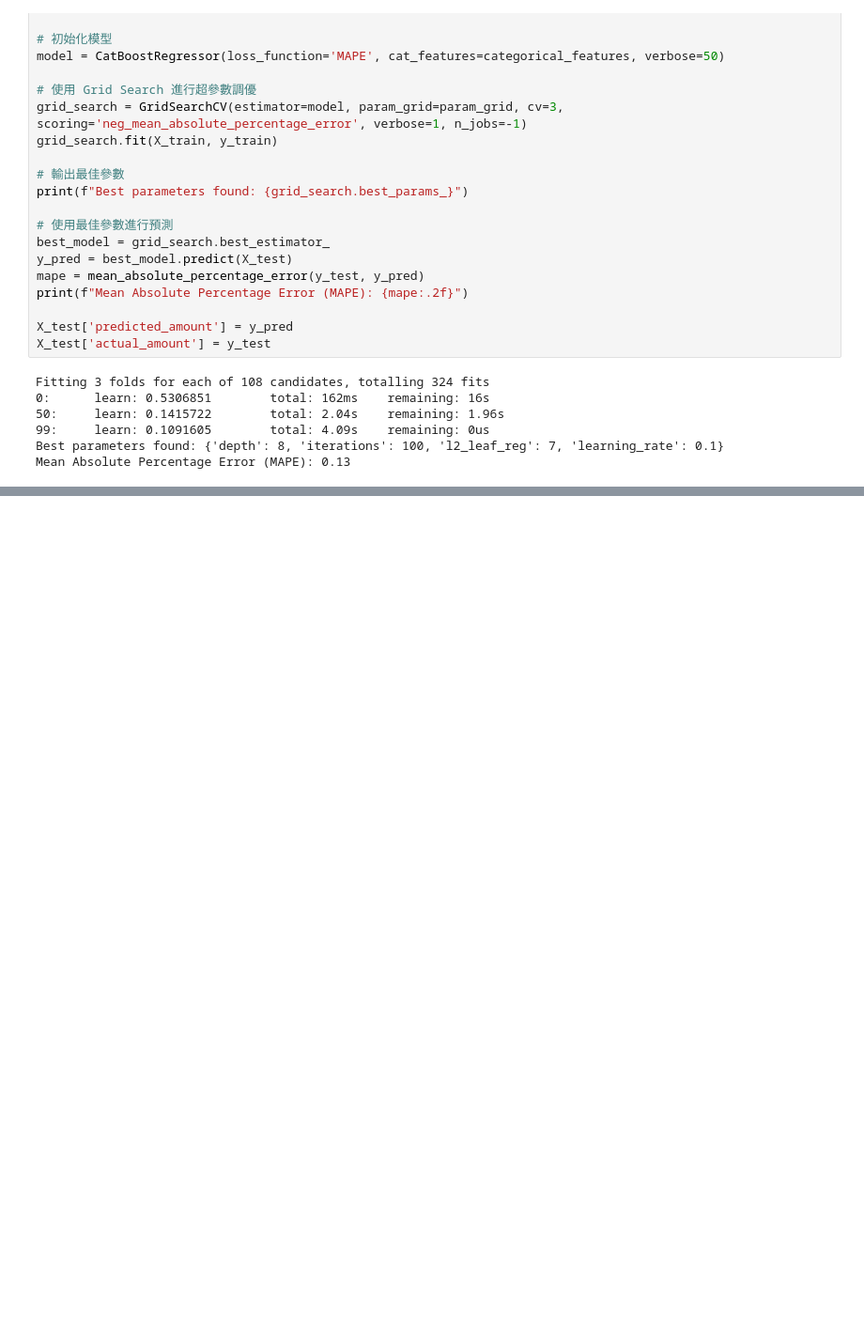
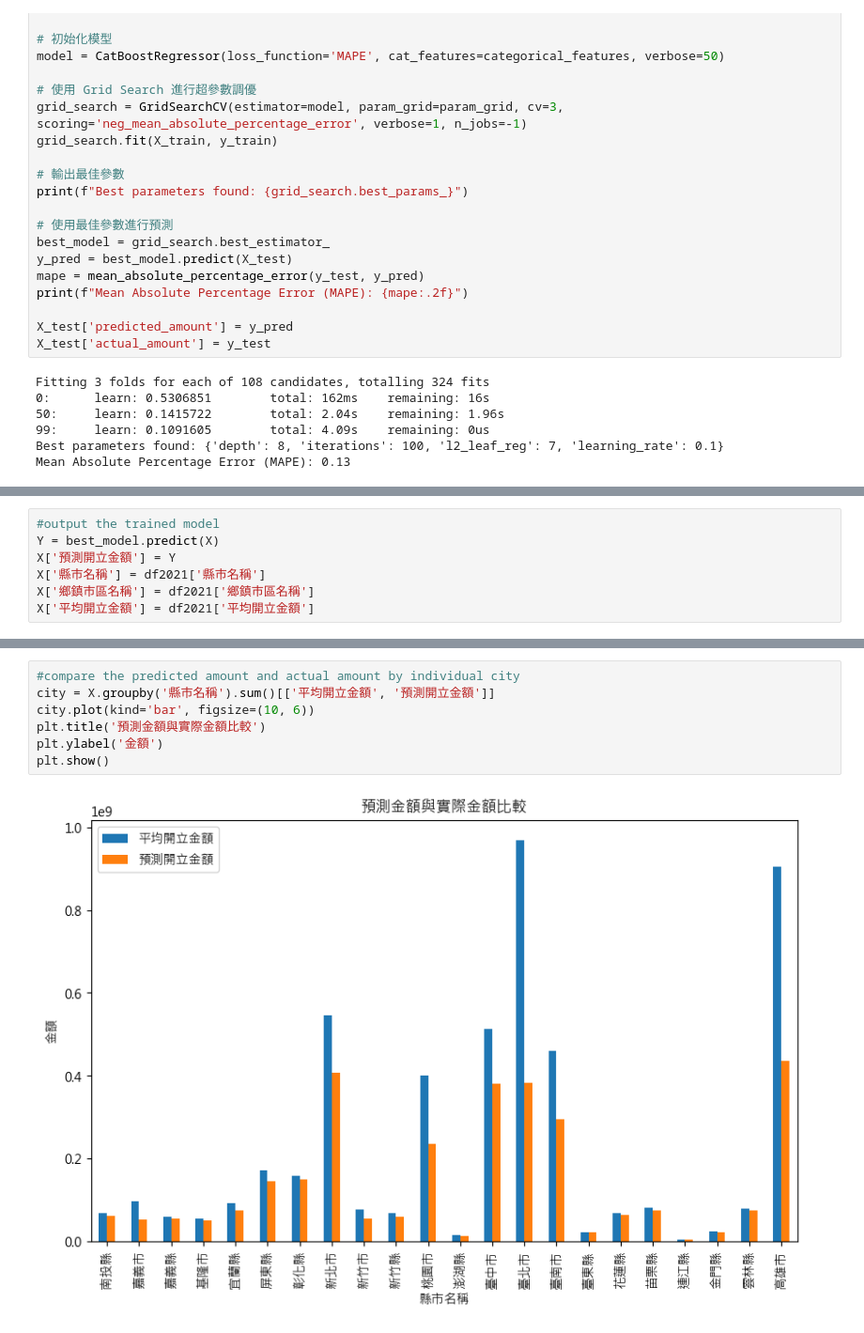
Before and after one commit to Ayukevin/Consumption-Analysis, a Jupyter notebook: ml_optimize.ipynb, the cells around one changed output, grey strips where cells are left out. Shown at 94% size. Saved outputs shown, nothing was run; the diff lists cells and outputs as text; blank space fills up the shorter version.

```diff
--- a/ml_optimize.ipynb
+++ b/ml_optimize.ipynb
@@ -151,0 +123,7 @@ KeyError: ('lat', 'lng')
+# %%
+#output the trained model
+Y = best_model.predict(X)
+X['預測開立金額'] = Y
+X['縣市名稱'] = df2021['縣市名稱']
+X['鄉鎮市區名稱'] = df2021['鄉鎮市區名稱']
+X['平均開立金額'] = df2021['平均開立金額']
@@ -151,0 +146,9 @@ KeyError: ('lat', 'lng')
+# %%
+#compare the predicted amount and actual amount by individual city
+city = X.groupby('縣市名稱').sum()[['平均開立金額', '預測開立金額']]
+city.plot(kind='bar', figsize=(10, 6))
+plt.title('預測金額與實際金額比較')
+plt.ylabel('金額')
+plt.show()
+# %% [output]
+[figure, added]
```
Also changed, not shown: parts of 6 cells of this notebook, 1 other file.
